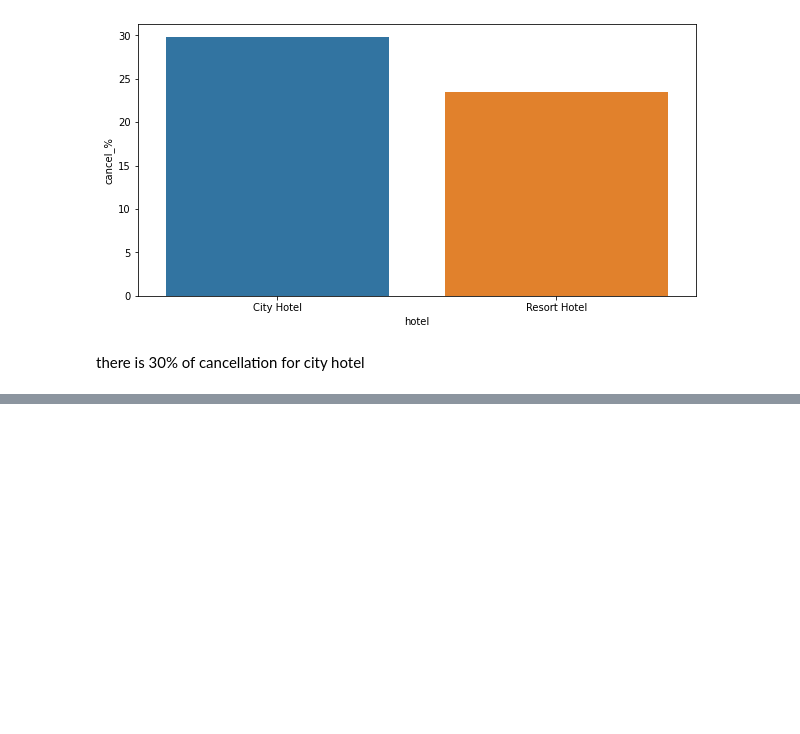
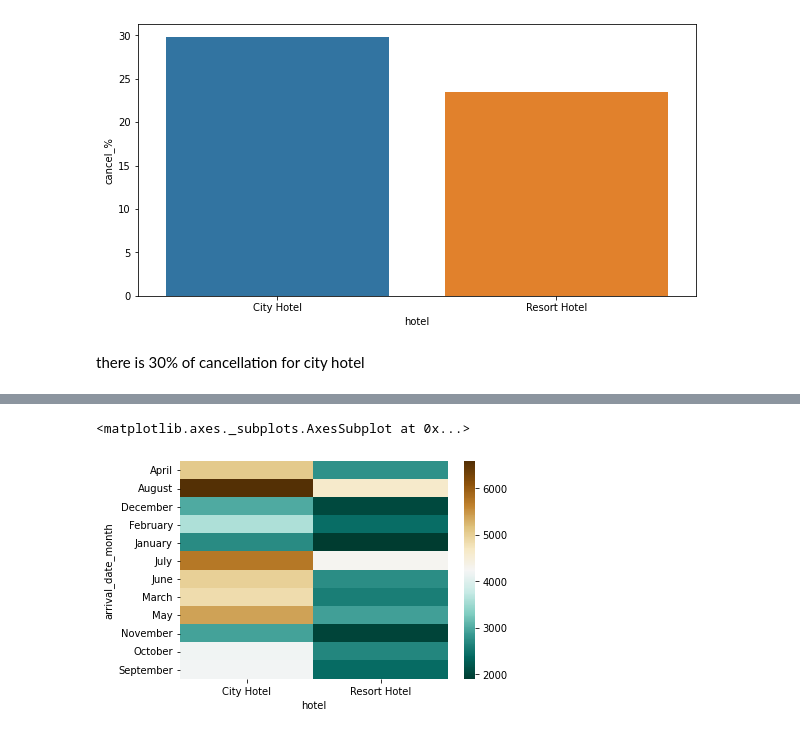
Before and after one commit to apoorvaKR12695/Hotel-booking-analysis, a Jupyter notebook: Hotel_Booking_Analysis_Apoorva_KR.ipynb, the cells around one changed output, grey strips where cells are left out. Drawn from its saved outputs; the diff is of its cells as text; code cells hidden in the pictures; blank space fills up the shorter version.

```diff
--- a/Hotel_Booking_Analysis_Apoorva_KR.ipynb
+++ b/Hotel_Booking_Analysis_Apoorva_KR.ipynb
@@ -429,0 +467,6 @@ there is 30% of cancellation for city hotel
+# %%
+import seaborn as sns
+sns.heatmap(pd.crosstab(df.arrival_date_month,df.hotel),cmap = 'BrBG_r')#A heatmap contains values representing various shades of the same colour for each value to be plotted. Usually the darker shades of the chart represent higher values than the lighter shade
+# %% [output]
+<matplotlib.axes._subplots.AxesSubplot at 0x...>
+[figure, added]
```
Also changed, not shown: parts of 13 cells of this notebook.
